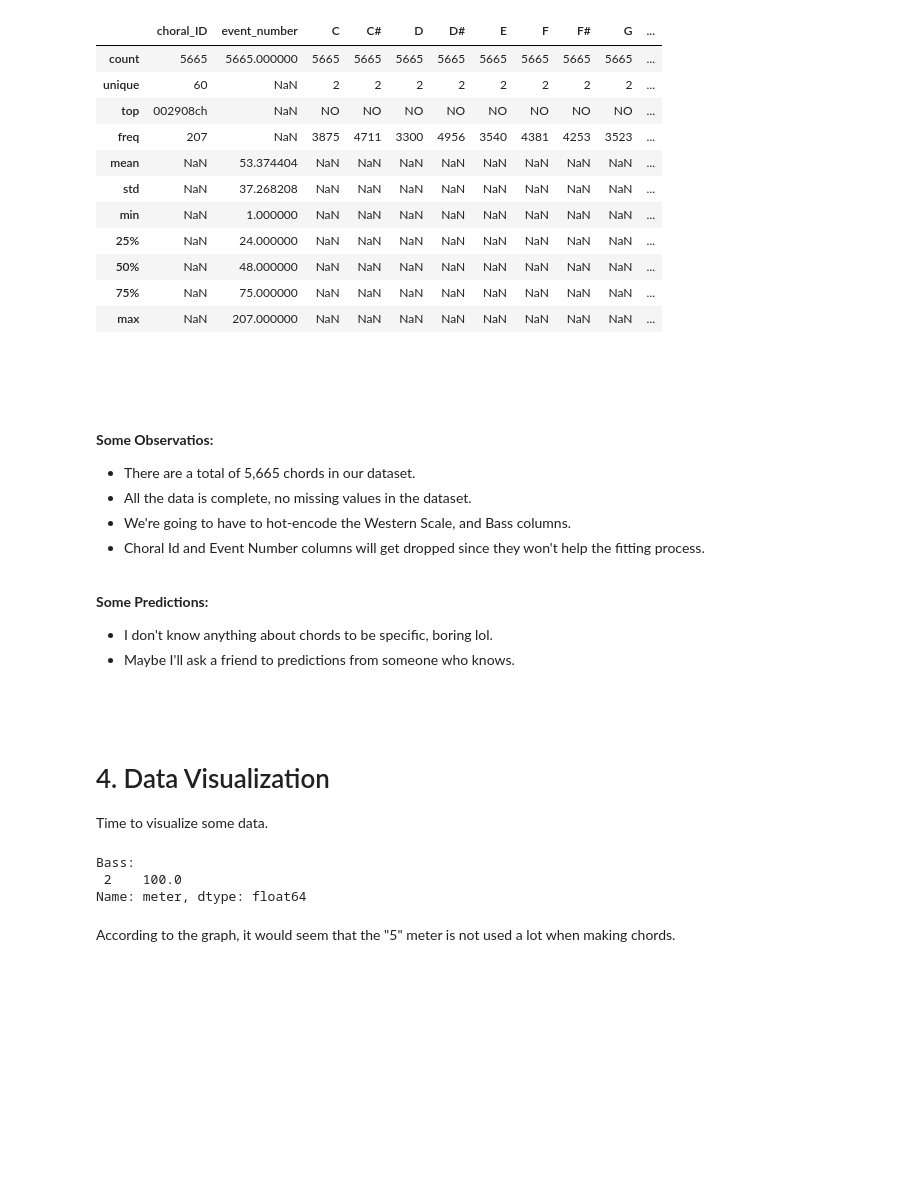
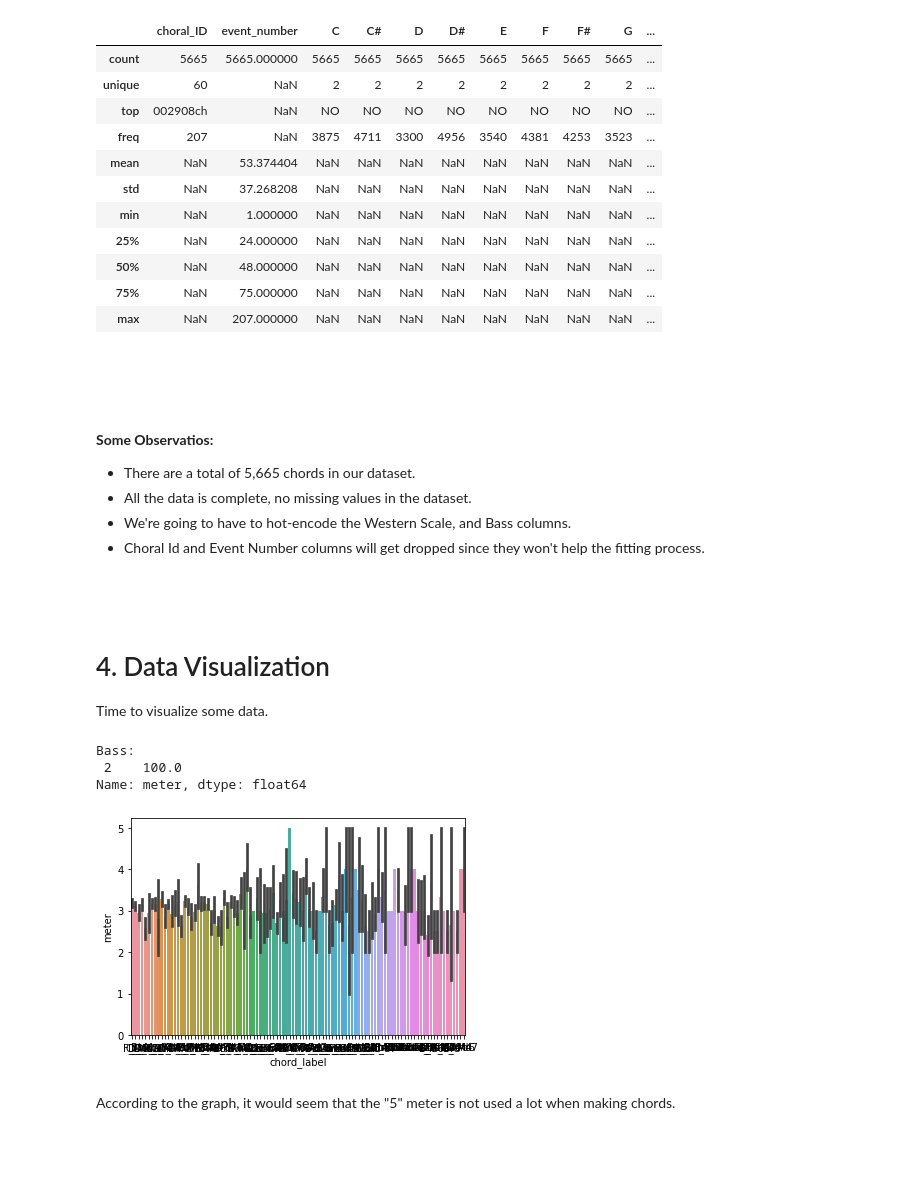
Before and after one commit to xpertdesh/ml-class21, a Jupyter notebook: projects/bach_chorales.ipynb, the cells around one changed output. Drawn from its saved outputs; the diff is of its cells as text; code cells hidden in the pictures; blank space fills up the shorter version.

```diff
--- a/projects/bach_chorales.ipynb
+++ b/projects/bach_chorales.ipynb
@@ -137,11 +135,6 @@ bach.describe(include='all')
 * All the data is complete, no missing values in the dataset.
 * We're going to have to hot-encode the Western Scale, and Bass columns.
 * Choral Id and Event Number columns will get dropped since they won't help the fitting process.
-<br><br>
-
-**Some Predictions:**
-* I don't know anything about chords to be specific, boring lol.
-* Maybe I'll ask a friend to predictions from someone who knows.
 <br><br><br>
 # %% [markdown]
 # 4. Data Visualization
@@ -149,15 +142,16 @@ bach.describe(include='all')
 Time to visualize some data.
 # %%
 #draw a barplot of meter values
-#sns.barplot(x="chord_label", y="meter", data=bach)
+sns.barplot(x="chord_label", y="meter", data=bach)
 
 #print percentages of meters
 #print("Meter:\n", bach["meter"].value_counts(normalize = True)*100)
 print("Bass:\n", bach["meter"][bach["meter"] == 2].value_counts(normalize = True)*100)
 # %% [output]
 Bass:
  2    100.0
 Name: meter, dtype: float64
+[figure, added]
 # %% [markdown]
 According to the graph, it would seem that the "5" meter is not used a lot when making chords.
 <br><br><br>
```
Also changed, not shown: parts of 20 cells of this notebook.
